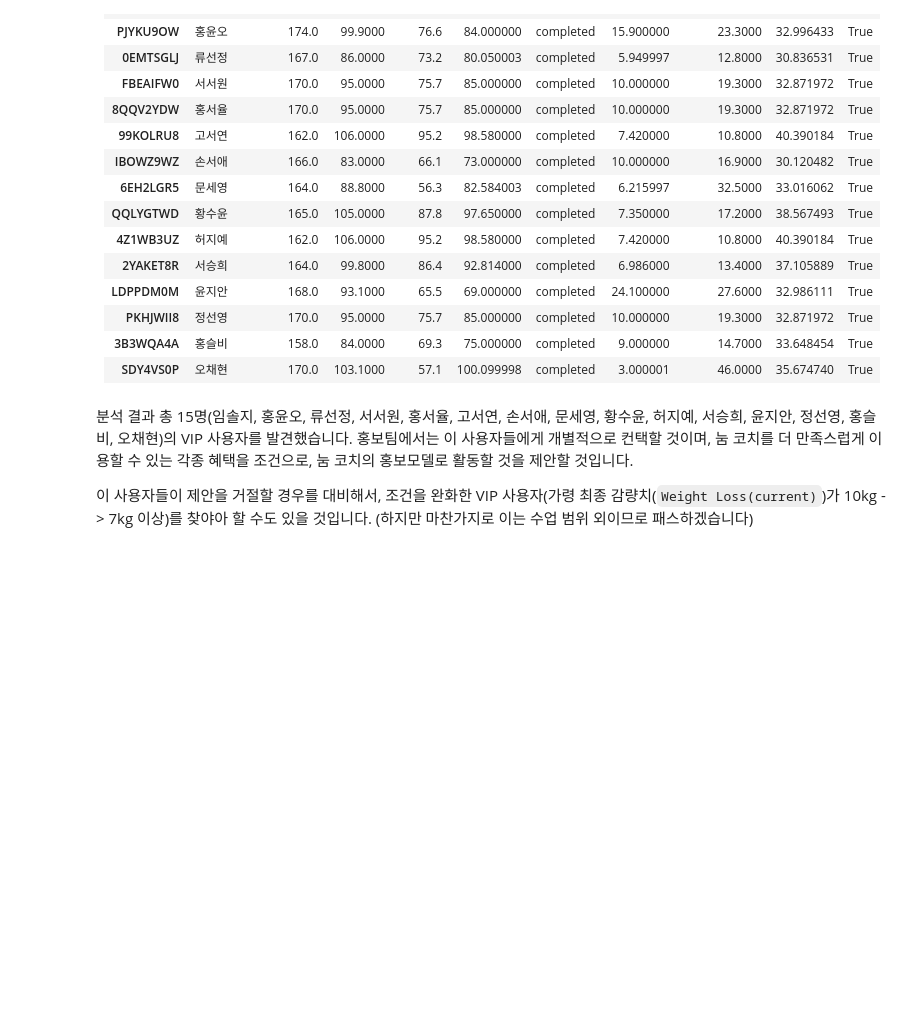
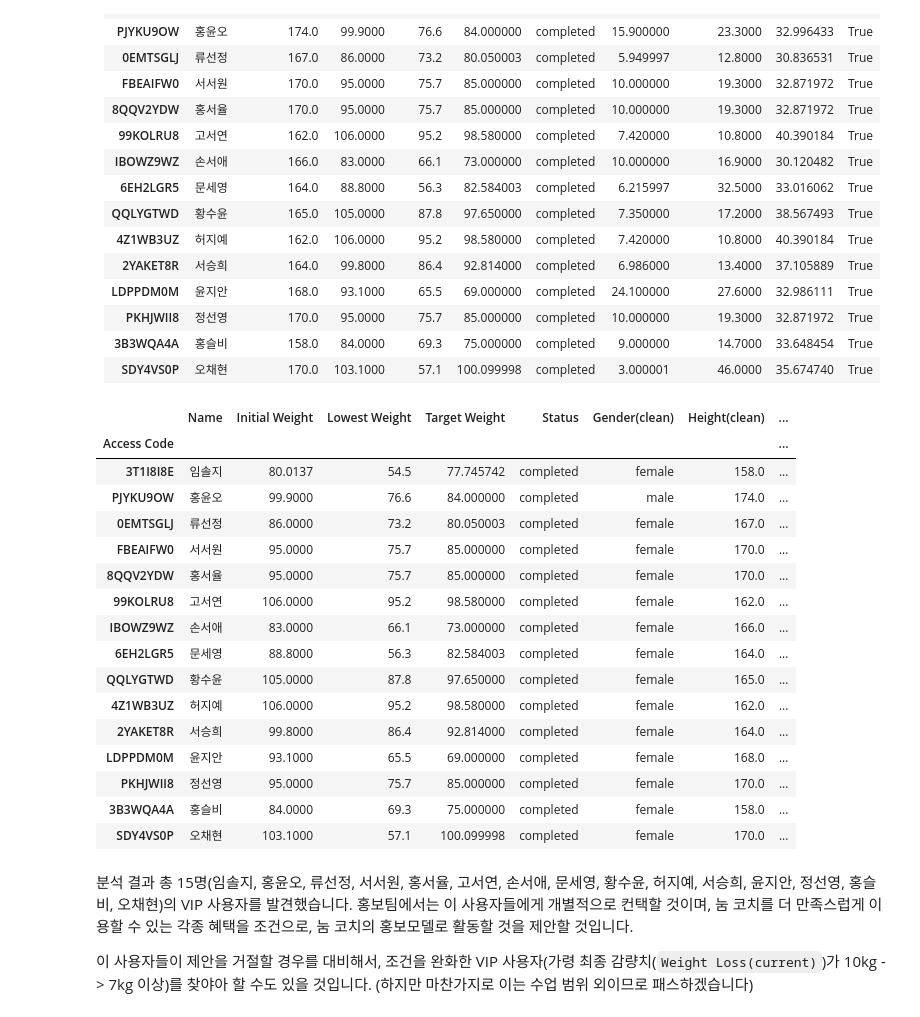
Before and after one commit to Changju-Lee1866/data_preprocessing, a Jupyter notebook: noom/0202_noom(assignment)원본_이창주.ipynb, the cells around one changed output. Saved outputs shown, nothing was run; the diff lists cells and outputs as text; code cells hidden in the pictures; blank space fills up the shorter version.

```diff
--- a/noom/0202_noom(assignment)원본_이창주.ipynb
+++ b/noom/0202_noom(assignment)원본_이창주.ipynb
@@ -1188,3 +1186,57 @@ re_data
+# %%
+# Write your code here!
+def new_column_vip(status, weight_goal, weight_current, bmi):
+    vip = True
+
+    if status == 'completed':
+        pass
+    else:
+        return False
+
+    if np.isnan(weight_goal) == False and np.isnan(weight_current) == False and np.isnan(bmi) == False:
+        pass
+    else:
+        return False
+
+    if weight_current >= 10:
+        pass
+    else:
+        return False
+
+    if bmi >= 30.0:
+        pass
+    else:
+        return False
+
+    if weight_current > weight_goal:
+        pass
+    else:
+        return False
+    return vip
+
+re_data['VIP'] = re_data.apply(lambda x: new_column_vip(x['Status'],x['Weight Loss(goal)'],x['Weight Loss(current)'],x['BMI']),axis =1)
+# re_data['VIP'].unique()
+data_vip_pre = re_data['VIP'] == True
+data_vip = re_data[data_vip_pre]
+data_vip
+# %% [output]
+|  | Name | Initial Weight | Lowest Weight | Target Weight | Status | Gender(clean) | Height(clean) | ... |
+| Access Code |  |  |  |  |  |  |  | ... |
+| 3T1I8I8E | 임솔지 | 80.0137 | 54.5 | 77.745742 | completed | female | 158.0 | ... |
+| PJYKU9OW | 홍윤오 | 99.9000 | 76.6 | 84.000000 | completed | male | 174.0 | ... |
+| 0EMTSGLJ | 류선정 | 86.0000 | 73.2 | 80.050003 | completed | female | 167.0 | ... |
+| FBEAIFW0 | 서서원 | 95.0000 | 75.7 | 85.000000 | completed | female | 170.0 | ... |
+| 8QQV2YDW | 홍서율 | 95.0000 | 75.7 | 85.000000 | completed | female | 170.0 | ... |
+| 99KOLRU8 | 고서연 | 106.0000 | 95.2 | 98.580000 | completed | female | 162.0 | ... |
+| IBOWZ9WZ | 손서애 | 83.0000 | 66.1 | 73.000000 | completed | female | 166.0 | ... |
+| 6EH2LGR5 | 문세영 | 88.8000 | 56.3 | 82.584003 | completed | female | 164.0 | ... |
+| QQLYGTWD | 황수윤 | 105.0000 | 87.8 | 97.650000 | completed | female | 165.0 | ... |
+| 4Z1WB3UZ | 허지예 | 106.0000 | 95.2 | 98.580000 | completed | female | 162.0 | ... |
+| 2YAKET8R | 서승희 | 99.8000 | 86.4 | 92.814000 | completed | female | 164.0 | ... |
+| LDPPDM0M | 윤지안 | 93.1000 | 65.5 | 69.000000 | completed | female | 168.0 | ... |
+| PKHJWII8 | 정선영 | 95.0000 | 75.7 | 85.000000 | completed | female | 170.0 | ... |
+| 3B3WQA4A | 홍슬비 | 84.0000 | 69.3 | 75.000000 | completed | female | 158.0 | ... |
+| SDY4VS0P | 오채현 | 103.1000 | 57.1 | 100.099998 | completed | female | 170.0 | ... |
 # %% [markdown]
 분석 결과 총 15명(임솔지, 홍윤오, 류선정, 서서원, 홍서율, 고서연, 손서애, 문세영, 황수윤, 허지예, 서승희, 윤지안, 정선영, 홍슬비, 오채현)의 VIP 사용자를 발견했습니다. 홍보팀에서는 이 사용자들에게 개별적으로 컨택할 것이며, 눔 코치를 더 만족스럽게 이용할 수 있는 각종 혜택을 조건으로, 눔 코치의 홍보모델로 활동할 것을 제안할 것입니다.
 
```
Also changed, not shown: parts of 18 cells of this notebook.
